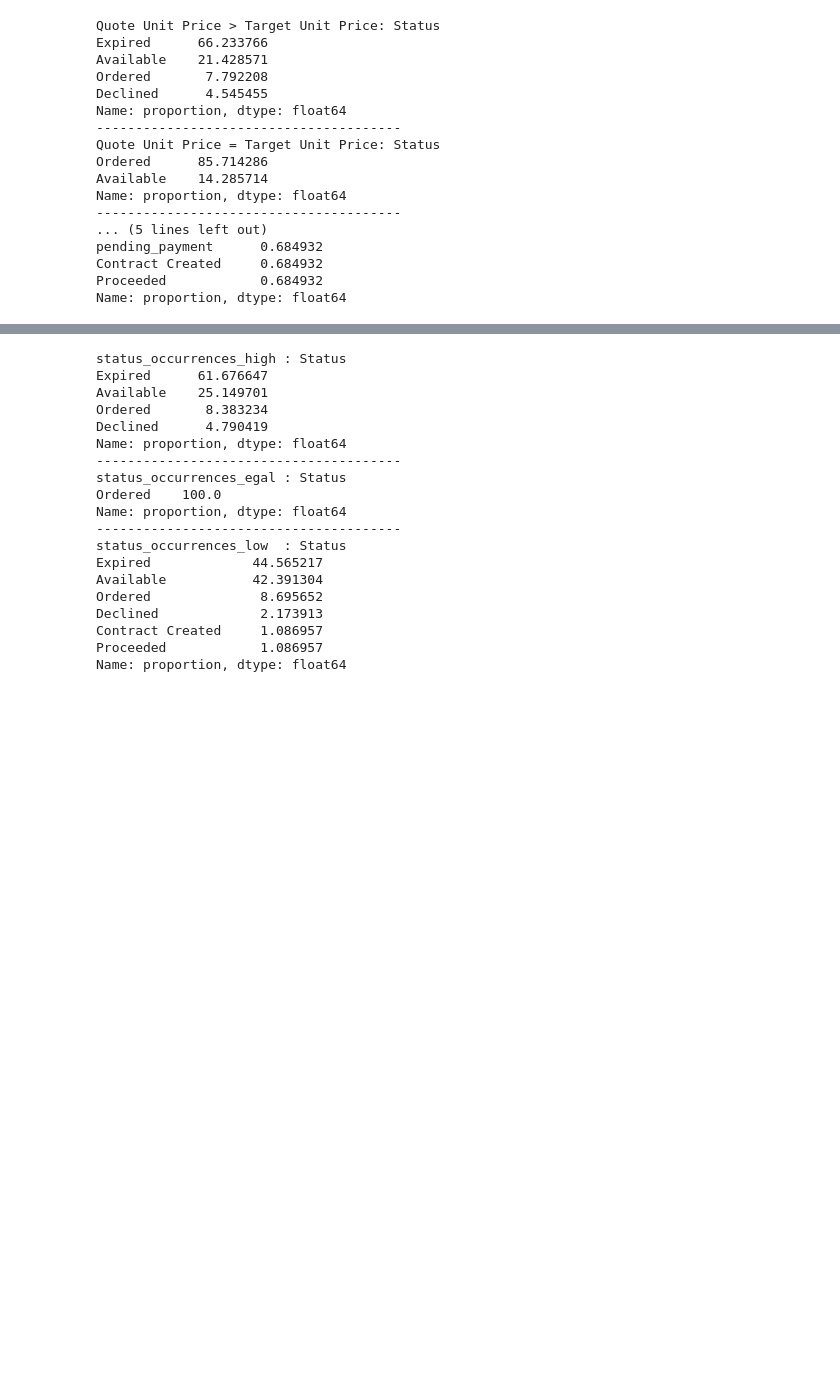
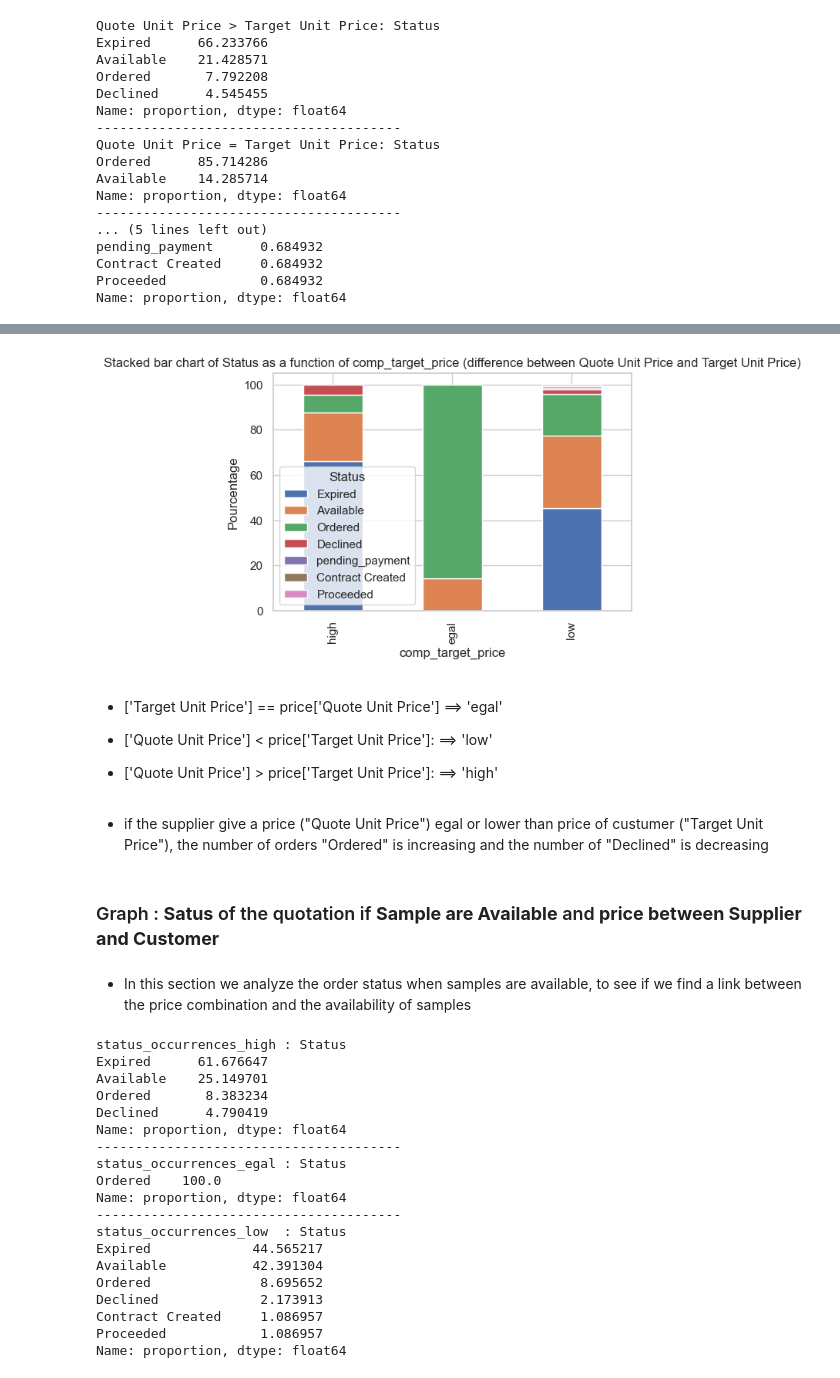
Before and after one commit to guillaumebrethes/Opply, a Jupyter notebook: S_1.ipynb, the cells around one changed output, grey strips where cells are left out. Drawn from its saved outputs; the diff is of its cells as text; code cells hidden in the pictures; blank space fills up the shorter version.

Commit message:
🚧 work in progresss: Graph for conclusion

```diff
--- a/S_1.ipynb
+++ b/S_1.ipynb
@@ -824,0 +828,17 @@ Name: proportion, dtype: float64
+# %%
+
+# Créer les DataFrames à partir des résultats imprimés
+data_high = {'high': comp_target_price_high_df_count,}
+data_egal = {'egal': comp_target_price_egal_df_count,}
+data_low = {'low': comp_target_price_low_df_count,}
+
+# Créer les DataFrames
+df_high = pd.DataFrame(data_high)
+df_egal = pd.DataFrame(data_egal)
+df_low = pd.DataFrame(data_low)
+
+# Concaténer les trois DataFrames le long de l'axe des colonnes
+result_df = pd.concat([df_high, df_egal, df_low], axis=1)
+
+# Afficher le DataFrame résultant
+result_df
@@ -825,3 +855,33 @@ Name: proportion, dtype: float64
+# %%
+result_df_grouped = result_df.fillna(0)
+# %%
+# Remplacer les NaN par 0 pour le tracé
+result_df_grouped = result_df_grouped.fillna(0)
+
+# Tracer le diagramme à barres empilées
+result_df_grouped.T.plot(kind='bar', stacked=True, figsize=(6, 4))
+
+# Ajouter des étiquettes et un titre
+plt.xlabel('comp_target_price')
+plt.ylabel('Pourcentage')
+plt.title('Stacked bar chart of Status as a function of comp_target_price (difference between Quote Unit Price and Target Unit Price)')
+
+# Afficher le tracé
+plt.show()
+# %% [output]
+[figure, added]
+# %% [markdown]
+* ['Target Unit Price'] == price['Quote Unit Price']  ==> 'egal'
+
+* ['Quote Unit Price'] < price['Target Unit Price']:  ==> 'low'
+
+* ['Quote Unit Price'] > price['Target Unit Price']:  ==> 'high'
+# %% [markdown]
+* if the supplier give a price ("Quote Unit Price") egal or lower than price of custumer ("Target Unit Price"), the number of orders "Ordered" is increasing and the number of "Declined" is decreasing
+# %% [markdown]
+### Graph : **Satus** of the quotation if **Sample are Available** and **price between Supplier and Customer**
+# %% [markdown]
+* In this section we analyze the order status when samples are available, to see if we find a link between the price combination and the availability of samples
 # %%
 # If Samples are available , compare status for the diffrence of price between Target Unit Price and Quote Unit Price
 sampl_avail_and_high = merge_outer[(merge_outer['Samples Available'] == 'Yes') & (merge_outer['comp_target_price'] == 'high')]
```
Also changed, not shown: parts of 17 cells of this notebook.
